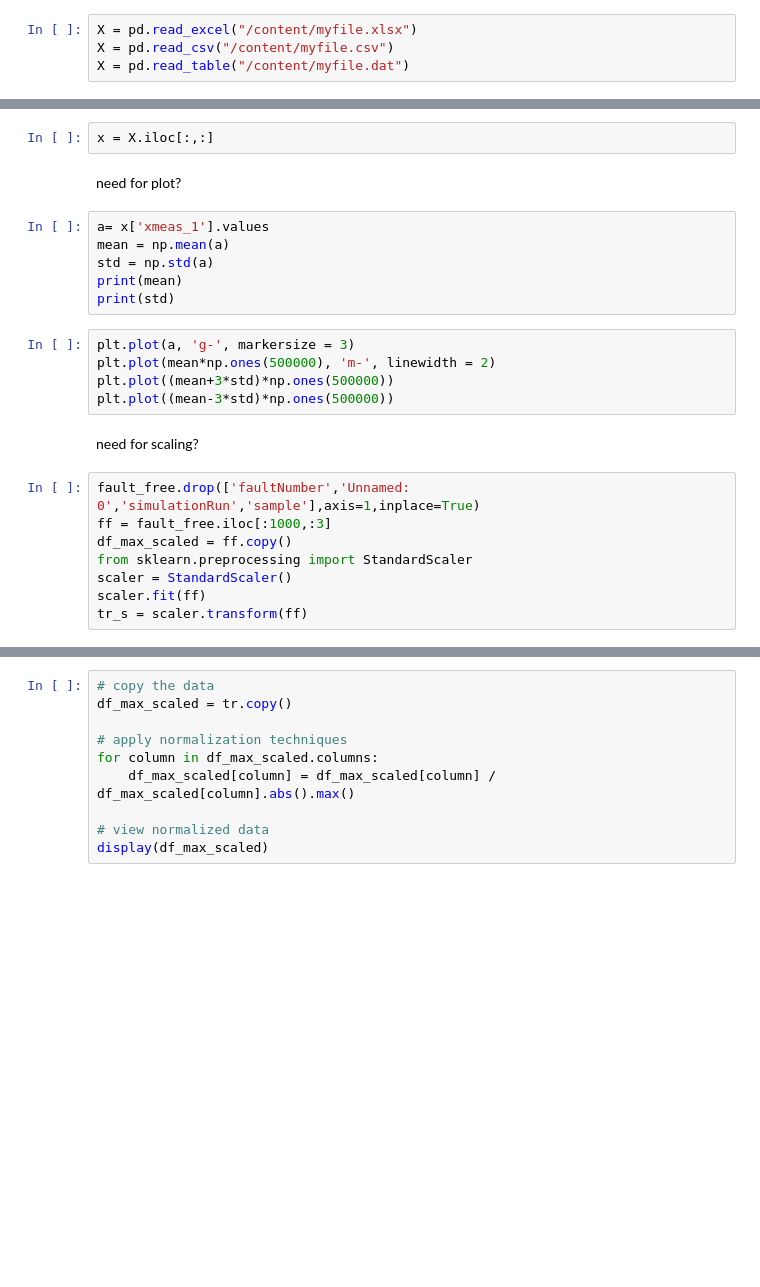
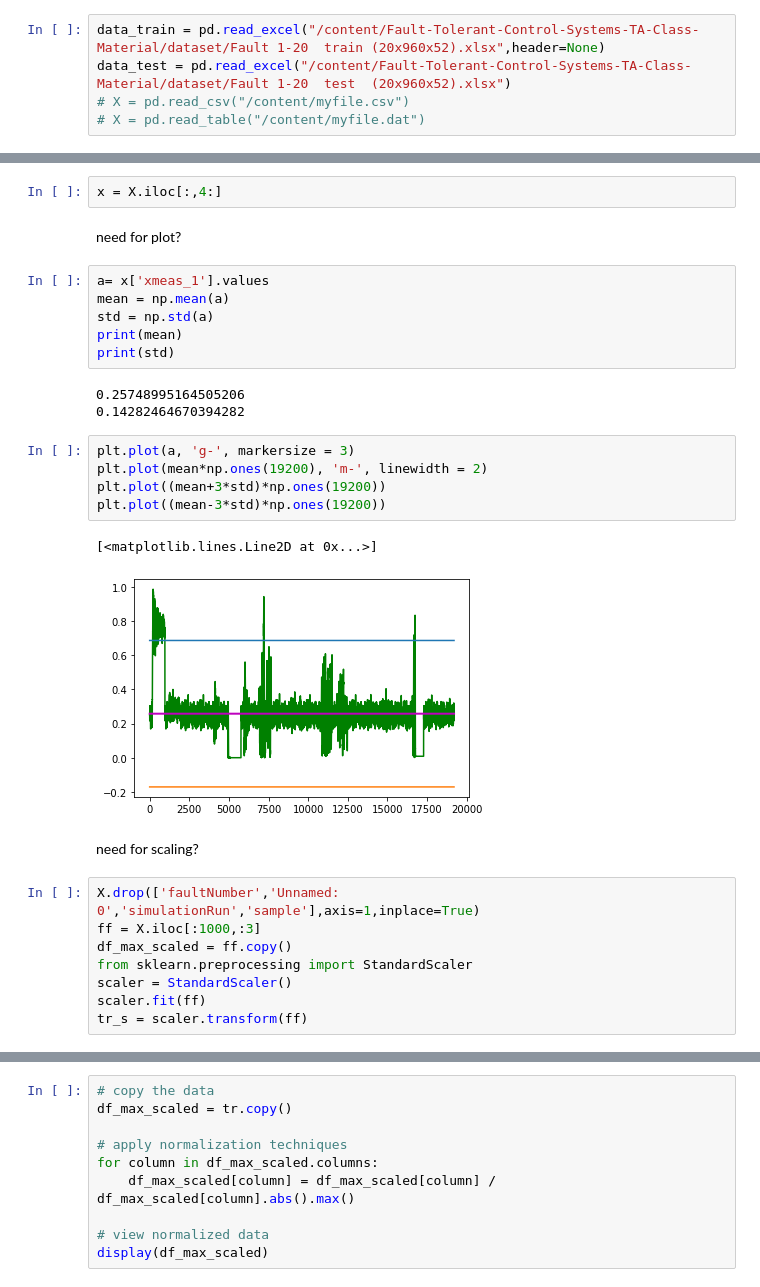
Before and after one commit to forouzanfallah/Fault-Tolerant-Control-Systems-TA-Class-Material, a Jupyter notebook: Homework_1.ipynb, the cells around one changed output, grey strips where cells are left out. Saved outputs shown, nothing was run; the diff lists cells and outputs as text; blank space fills up the shorter version.

```diff
--- a/Homework_1.ipynb
+++ b/Homework_1.ipynb
@@ -20,6 +24,7 @@ upload the data in the colab or link to the google drive
 # %%
 drive.mount('/content/gdrive')
 # %%
-X = pd.read_excel("/content/myfile.xlsx")
-X = pd.read_csv("/content/myfile.csv")
-X = pd.read_table("/content/myfile.dat")
+data_train = pd.read_excel("/content/Fault-Tolerant-Control-Systems-TA-Class-Material/dataset/Fault 1-20  train (20x960x52).xlsx",header=None)
+data_test = pd.read_excel("/content/Fault-Tolerant-Control-Systems-TA-Class-Material/dataset/Fault 1-20  test  (20x960x52).xlsx")
+# X = pd.read_csv("/content/myfile.csv")
+# X = pd.read_table("/content/myfile.dat")
@@ -34,7 +116,7 @@ need for dropping any columns?
 # %%
 X.drop('continent', axis=1).head()
 # %%
-x = X.iloc[:,:]
+x = X.iloc[:,4:]
 # %% [markdown]
 need for plot?
 # %%
@@ -43,16 +125,22 @@ mean = np.mean(a)
 std = np.std(a)
 print(mean)
 print(std)
+# %% [output]
+0.25748995164505206
+0.14282464670394282
 # %%
 plt.plot(a, 'g-', markersize = 3)
-plt.plot(mean*np.ones(500000), 'm-', linewidth = 2)
-plt.plot((mean+3*std)*np.ones(500000))
-plt.plot((mean-3*std)*np.ones(500000))
+plt.plot(mean*np.ones(19200), 'm-', linewidth = 2)
+plt.plot((mean+3*std)*np.ones(19200))
+plt.plot((mean-3*std)*np.ones(19200))
+# %% [output]
+[<matplotlib.lines.Line2D at 0x...>]
+[figure, added]
 # %% [markdown]
 need for scaling?
 # %%
-fault_free.drop(['faultNumber','Unnamed: 0','simulationRun','sample'],axis=1,inplace=True)
-ff = fault_free.iloc[:1000,:3]
+X.drop(['faultNumber','Unnamed: 0','simulationRun','sample'],axis=1,inplace=True)
+ff = X.iloc[:1000,:3]
 df_max_scaled = ff.copy()
 from sklearn.preprocessing import StandardScaler
 scaler = StandardScaler()
```
Also changed, not shown: parts of 30 cells of this notebook.
